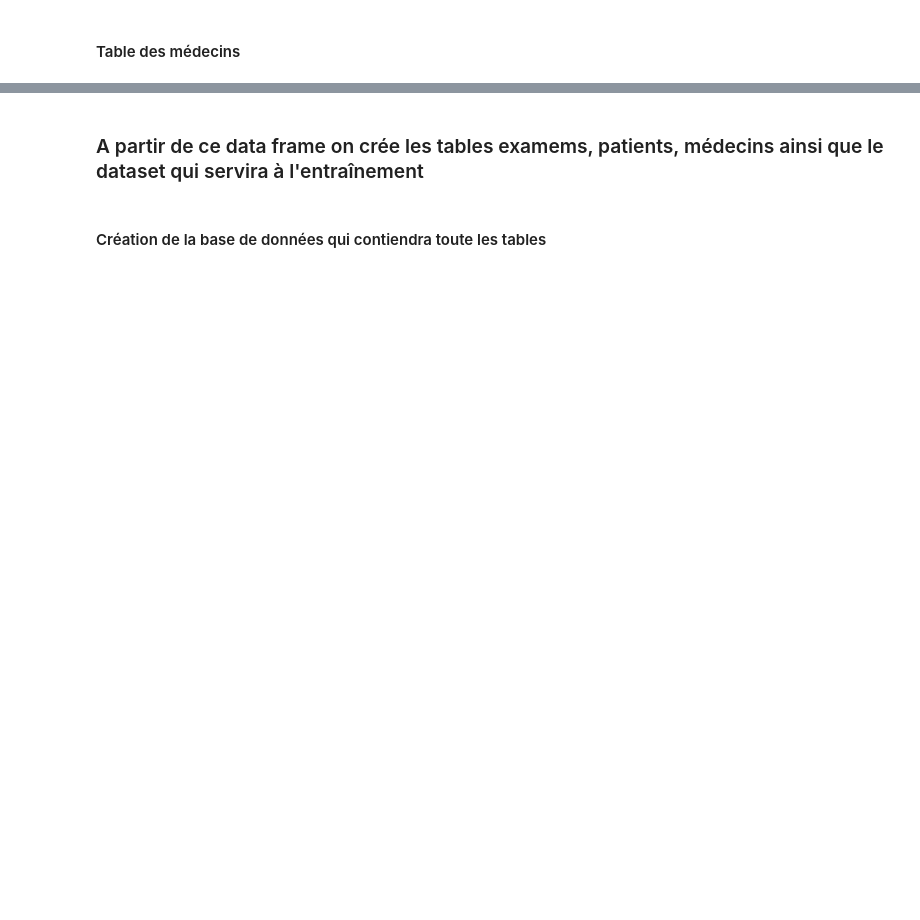
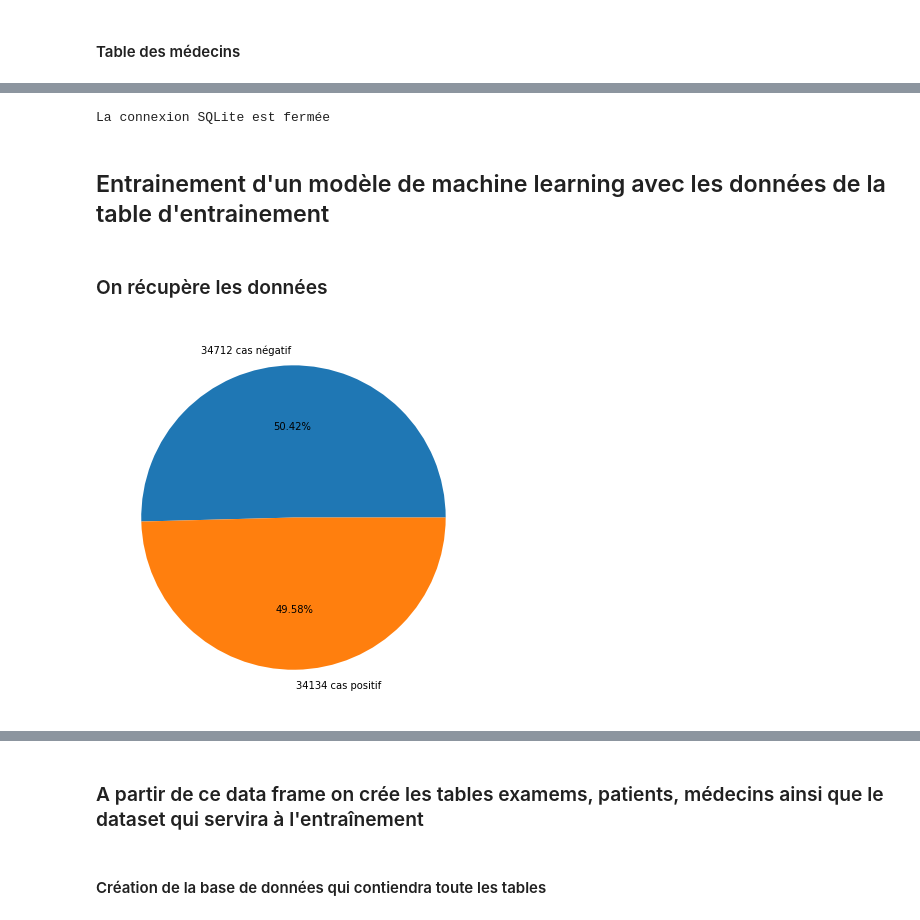
Before and after one commit to jpphi/prj_final, a Jupyter notebook: E1/E1_baseb12.ipynb, the cells around one changed output, grey strips where cells are left out. Saved outputs shown, nothing was run; the diff lists cells and outputs as text; code cells hidden in the pictures; blank space fills up the shorter version.

```diff
--- a/E1/E1_baseb12.ipynb
+++ b/E1/E1_baseb12.ipynb
@@ -637,0 +556,47 @@ X,Y
+# %%
+# Ne pas ré-exécuter ce code une fois la base créée - Remplissage de la table examen
+"""
+try:
+    # Création de la base de donnée
+    conn = sqlite3.connect(bdp)
+    cur = conn.cursor()
+
+    sql = "INSERT INTO examen (age, gender, height, weight, ap_hi, ap_lo, cholesterol, "+\
+        "gluc, smoke, alco, active, cardio,idp,idmed) VALUES(?,?,?,?,?,?,?,?,?,?,?,?,?,?)"
+
+    for i, row in df_examen.iterrows():
+        cur.execute(sql, tuple(row))
+        conn.commit()
+
+    cur.close()
+    conn.close()
+    print("La connexion SQLite est fermée")
+except sqlite3.Error as error:
+    print("Erreur lors de la connexion à SQLite", error)
+"""
+# %% [output]
+La connexion SQLite est fermée
+# %% [markdown]
+## Entrainement d'un modèle de machine learning avec les données de la table d'entrainement
+# %% [markdown]
+### On récupère les données
+# %%
+bdd= 'base_E1_train.db'
+
+conn = sqlite3.connect(bdd)
+
+dfbase= pd.read_sql_query("SELECT * FROM entrainement", conn)
+
+conn.close()
+
+# La colonne id ne servant pas, on la supprime
+dfbase.drop(["id"], axis= 1, inplace= True)
+# %%
+# Répartition du dataset
+ze= dfbase["cardio"][dfbase["cardio"]== 0].count()
+un= dfbase["cardio"][dfbase["cardio"]== 1].count()
+plt.figure(figsize=(7,7))
+plt.pie([ze,un], labels= [f"{ze} cas négatif",f"{un} cas positif"], autopct= '%1.2f%%')
+plt.show()
+# %% [output]
+[figure, added]
```
Also changed, not shown: parts of 84 cells of this notebook, 6 other files.
